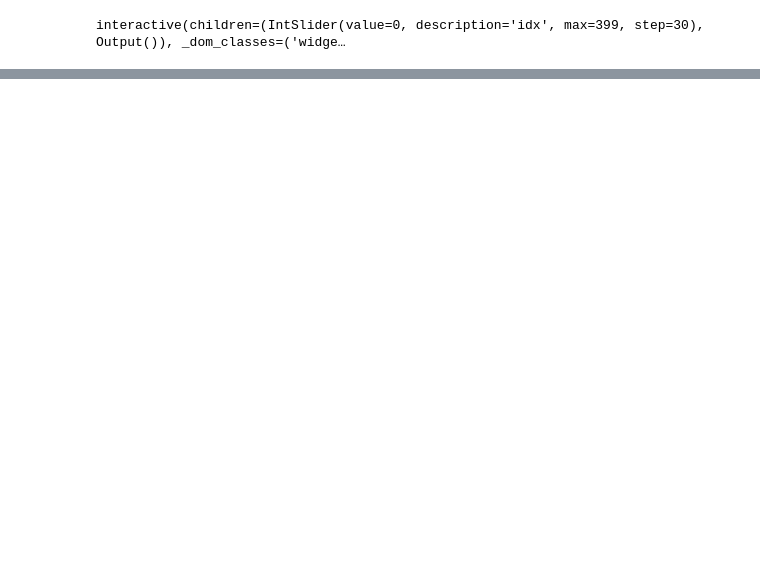
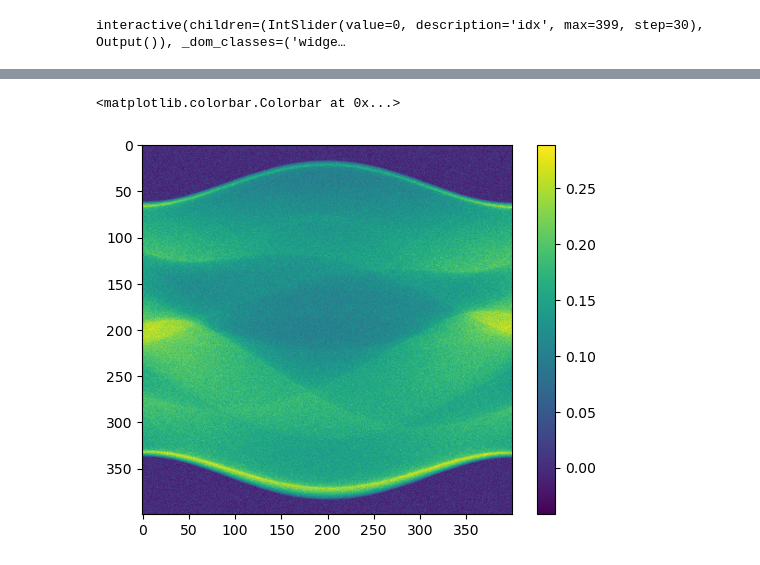
Before and after one commit to TimRoith/IncubatorSchool, a Jupyter notebook: Tutorial_01.ipynb, the cells around one changed output, grey strips where cells are left out. Saved outputs shown, nothing was run; the diff lists cells and outputs as text; code cells hidden in the pictures; blank space fills up the shorter version.

```diff
--- a/Tutorial_01.ipynb
+++ b/Tutorial_01.ipynb
@@ -153,0 +195,6 @@ interactive(children=(IntSlider(value=0, description='idx', max=399, step=30), O
+# %%
+plt.imshow(sinogram_noisy)
+plt.colorbar()
+# %% [output]
+<matplotlib.colorbar.Colorbar at 0x...>
+[figure, added]
```
Also changed, not shown: parts of 8 cells of this notebook.
